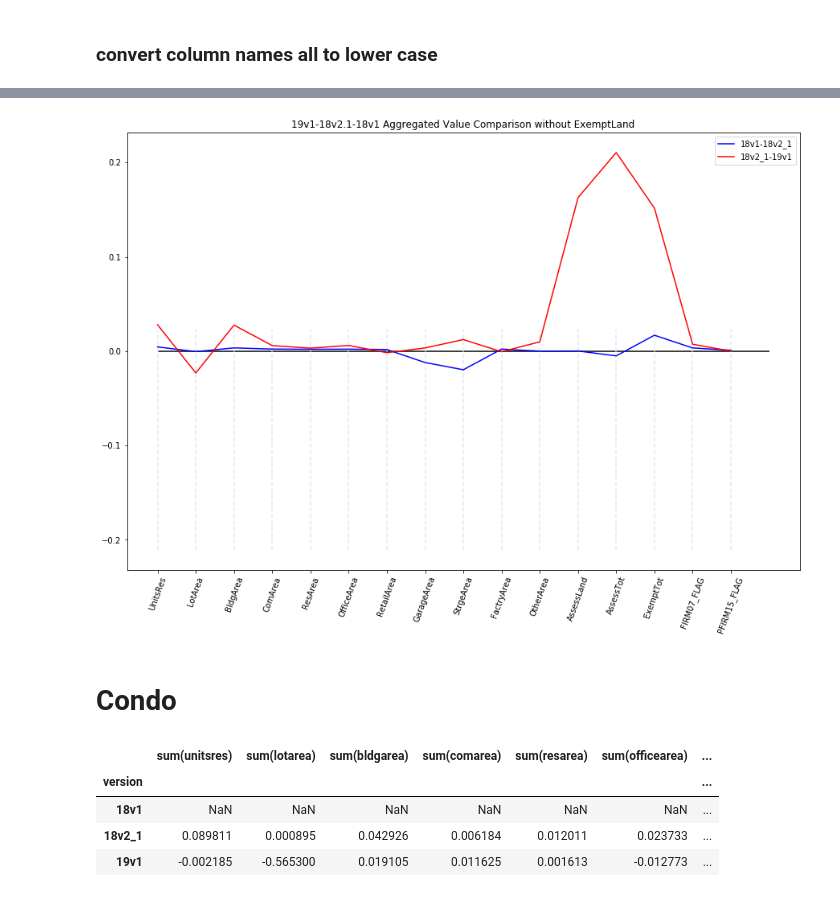
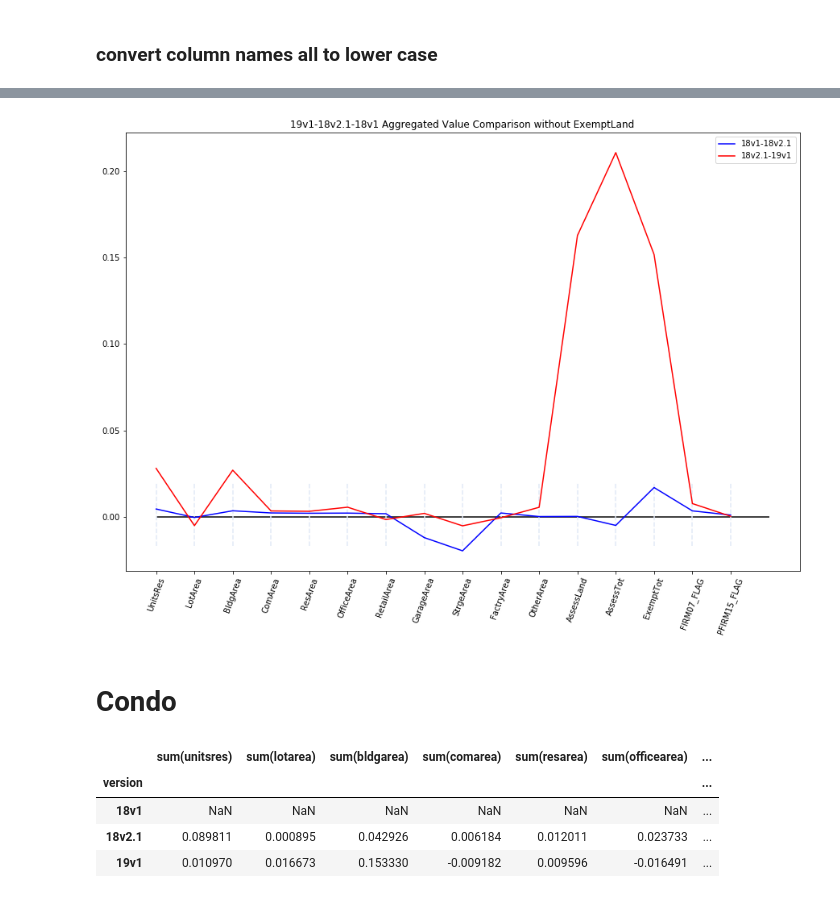
Before and after one commit to NYCPlanning/db-pluto-qaqc, a Jupyter notebook: 19v1/pluto_aggregate_analysis_19v1.ipynb, the cells around one changed output, grey strips where cells are left out. Saved outputs shown, nothing was run; the diff lists cells and outputs as text; code cells hidden in the pictures.

```diff
--- a/19v1/pluto_aggregate_analysis_19v1.ipynb
+++ b/19v1/pluto_aggregate_analysis_19v1.ipynb
@@ -19,6 +18,8 @@ spark = SparkSession(sc)
 df19v1 = spark.read.csv('../data/pluto.csv', header=True)
 df18v2_1 = spark.read.csv('../data/pluto_18v2_1.csv', header=True)
 df18v1 = spark.read.csv('../data/pluto_18v1.csv', header=True)
+# %%
+df19v1 = df19v1.withColumn('exemptland', lit(None).cast(StringType()))
 # %% [markdown]
 ### convert column names all to lower case
 # %%
@@ -33,7 +34,7 @@ df18v2_1 = df18v2_1.select(cols)
 df19v1 = df19v1.select(cols)
 df19v1 = df19v1.drop(df19v1.version).withColumn('version', lit('19v1'))
 df18v1 = df18v1.drop(df18v1.version).withColumn('version', lit('18v1'))
-df18v2_1 = df18v2_1.drop(df18v2_1.version).withColumn('version', lit('18v2_1'))
+df18v2_1 = df18v2_1.drop(df18v2_1.version).withColumn('version', lit('18v2.1'))
 # %%
 df =df19v1.union(df18v2_1).union(df18v1)
 # %%
@@ -123,18 +123,18 @@ ValueError: x and y must have same first dimension, but have shapes (17,) and (1
 # %%
 plt.figure(figsize=(15, 10))
-# summary_pct = summary_pct.drop(['ExemptLand'], axis=1)
-plt.plot(range(16), summary_pct.iloc[1, :], color = 'blue', label='18v1-18v2_1')
-plt.plot(range(16), summary_pct.iloc[2, :], color = 'red', label='18v2_1-19v1')
+summary_pct = summary_pct.drop(['ExemptLand'], axis=1)
+plt.plot(range(16), summary_pct.iloc[1, :], color = 'blue', label='18v1-18v2.1')
+plt.plot(range(16), summary_pct.iloc[2, :], color = 'red', label='18v2.1-19v1')
 plt.hlines(0, 0, 16, color = 'black')
 for i in range(16):
-    plt.vlines(i, min(-summary_pct.iloc[2, :]), max(-summary_pct.iloc[2, :]), color = '#e1e9f7', linestyles='dashed')
+    plt.vlines(i, min(-summary_pct.iloc[1, :]), max(-summary_pct.iloc[1, :]), color = '#e1e9f7', linestyles='dashed')
 plt.xticks(range(16), summary_pct.columns, rotation=70)
 plt.title('19v1-18v2.1-18v1 Aggregated Value Comparison without ExemptLand')
 plt.legend()
 plt.savefig('19v1-18v2.1-18v1_Aggregated_Value_Comparison_wo_ExemptLand.png', bbox_inches='tight')
 plt.show()
 # %% [output]
-[figure, old version]
+[figure, new version]
 # %% [markdown]
 # Condo
 # %%
@@ -166,7 +166,7 @@ condo_summary_pct
 |  | sum(unitsres) | sum(lotarea) | sum(bldgarea) | sum(comarea) | sum(resarea) | sum(officearea) | ... |
 | version |  |  |  |  |  |  | ... |
 | 18v1 | NaN | NaN | NaN | NaN | NaN | NaN | ... |
-| 18v2_1 | 0.089811 | 0.000895 | 0.042926 | 0.006184 | 0.012011 | 0.023733 | ... |
-| 19v1 | -0.002185 | -0.565300 | 0.019105 | 0.011625 | 0.001613 | -0.012773 | ... |
+| 18v2.1 | 0.089811 | 0.000895 | 0.042926 | 0.006184 | 0.012011 | 0.023733 | ... |
+| 19v1 | 0.010970 | 0.016673 | 0.153330 | -0.009182 | 0.009596 | -0.016491 | ... |
 # %%
 plt.figure(figsize=(15, 10))
```
Also changed, not shown: parts of 9 cells of this notebook, 33 other files.
